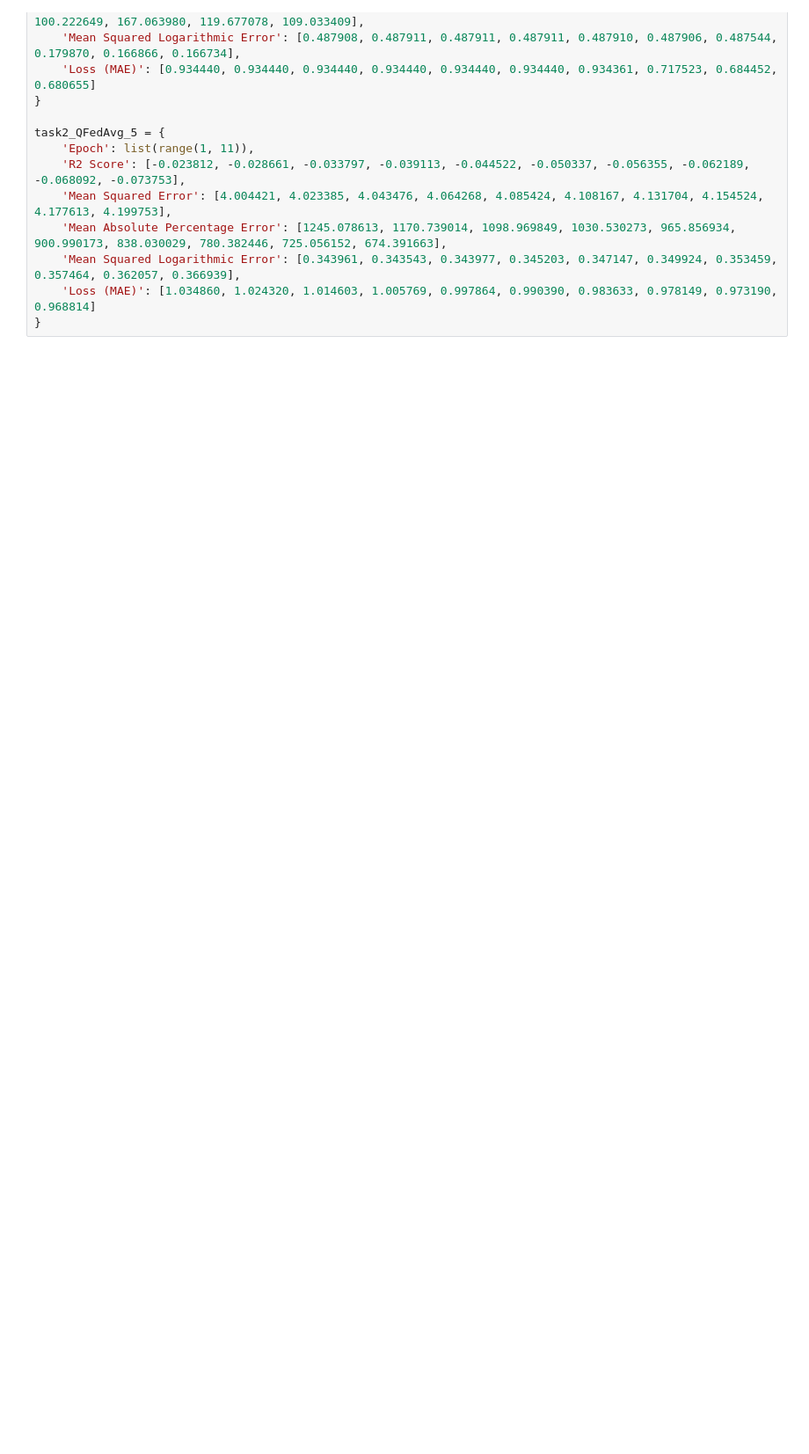
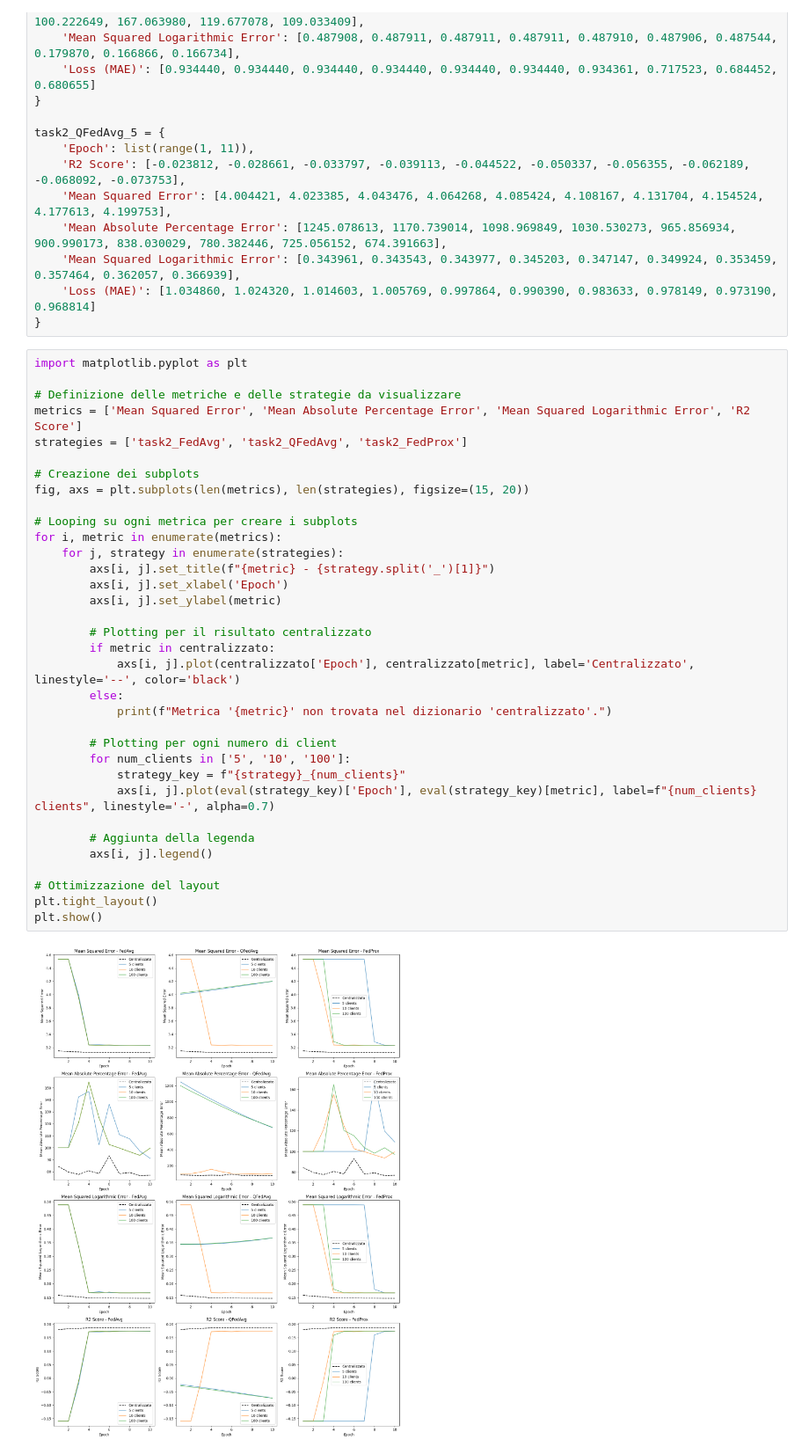
Before and after one commit to AnastasiaBrinati/Progetto-ML-23-24, a Jupyter notebook: Task2_plots.ipynb, the cells around one changed output. Shown at 88% size. Drawn from its saved outputs; the diff is of its cells as text; blank space fills up the shorter version.

```diff
--- a/Task2_plots.ipynb
+++ b/Task2_plots.ipynb
@@ -92,3 +92,39 @@ task2_QFedAvg_5 = {
     'Mean Squared Logarithmic Error': [0.343961, 0.343543, 0.343977, 0.345203, 0.347147, 0.349924, 0.353459, 0.357464, 0.362057, 0.366939],
     'Loss (MAE)': [1.034860, 1.024320, 1.014603, 1.005769, 0.997864, 0.990390, 0.983633, 0.978149, 0.973190, 0.968814]
 }
+# %%
+import matplotlib.pyplot as plt
+
+# Definizione delle metriche e delle strategie da visualizzare
+metrics = ['Mean Squared Error', 'Mean Absolute Percentage Error', 'Mean Squared Logarithmic Error', 'R2 Score']
+strategies = ['task2_FedAvg', 'task2_QFedAvg', 'task2_FedProx']
+
+# Creazione dei subplots
+fig, axs = plt.subplots(len(metrics), len(strategies), figsize=(15, 20))
+
+# Looping su ogni metrica per creare i subplots
+for i, metric in enumerate(metrics):
+    for j, strategy in enumerate(strategies):
+        axs[i, j].set_title(f"{metric} - {strategy.split('_')[1]}")
+        axs[i, j].set_xlabel('Epoch')
+        axs[i, j].set_ylabel(metric)
+
+        # Plotting per il risultato centralizzato
+        if metric in centralizzato:
+            axs[i, j].plot(centralizzato['Epoch'], centralizzato[metric], label='Centralizzato', linestyle='--', color='black')
+        else:
+            print(f"Metrica '{metric}' non trovata nel dizionario 'centralizzato'.")
+
+        # Plotting per ogni numero di client
+        for num_clients in ['5', '10', '100']:
+            strategy_key = f"{strategy}_{num_clients}"
+            axs[i, j].plot(eval(strategy_key)['Epoch'], eval(strategy_key)[metric], label=f"{num_clients} clients", linestyle='-', alpha=0.7)
+
+        # Aggiunta della legenda
+        axs[i, j].legend()
+
+# Ottimizzazione del layout
+plt.tight_layout()
+plt.show()
+# %% [output]
+[figure, added]
```
Also changed, not shown: parts of 1 cell of this notebook.
